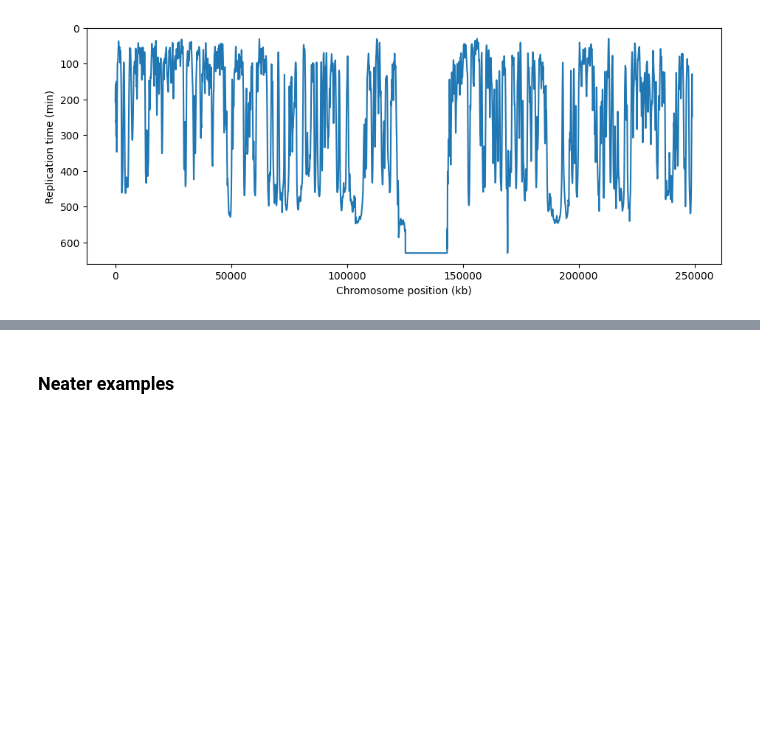
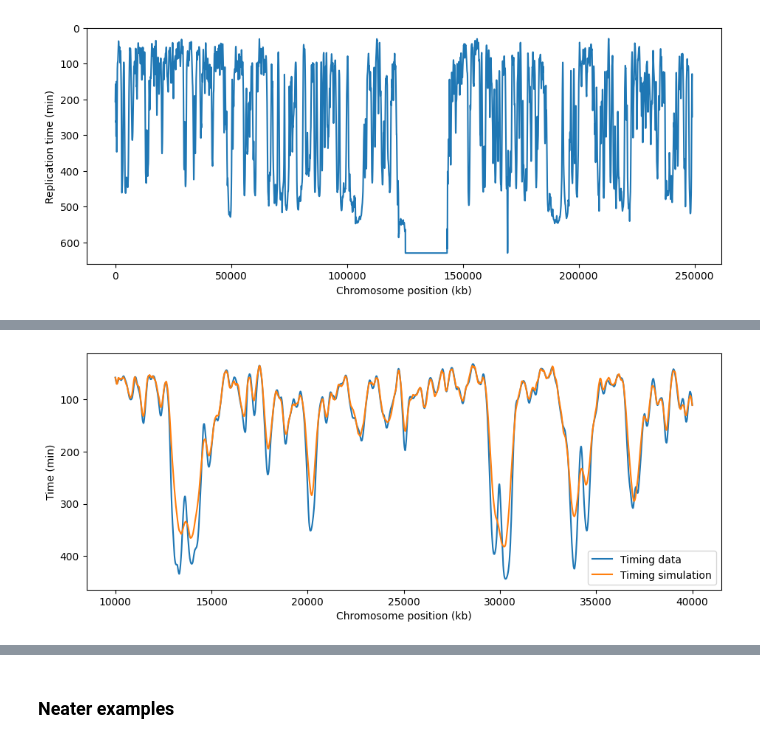
Before and after one commit to fberkemeier/dna-replication-completion, a Jupyter notebook: examples/dnascape_quickstart.ipynb, the cells around one changed output, grey strips where cells are left out. Cells and saved outputs as stored; diff of their text form; code cells hidden in the pictures; blank space fills up the shorter version.

```diff
--- a/examples/dnascape_quickstart.ipynb
+++ b/examples/dnascape_quickstart.ipynb
@@ -33,3 +85,3 @@ plotf(timedata[10000:40000], timepred[10000:40000],
 # %%
-simres = rsim(frates, fork_speed=1.4, time_statsQ=True, sim_number=100)
+simres = rsim(frates, time_statsQ=True, sim_number=100)
 # %% [output]
@@ -42,7 +94,10 @@ forka = simres['active_forks']
 nroris = simres['num_oris']
 effic = simres['efficiency']
 # %%
-plotf(timedata[10000:40000], timepred[10000:40000], timesim[10000:40000],
-      labels=['Timing data', 'Timing prediction', 'Timing simulation'], xtitle='Chromosome position (kb)', ytitle='Time (min)', invyQ=True)
+region = range(10000,40000)
+plotf(timedata[region], timesim[region], x_array=region,
+      labels=['Timing data', 'Timing simulation'], xtitle='Chromosome position (kb)', ytitle='Time (min)', invyQ=True)
+# %% [output]
+[figure, added]
 # %%
 ploth(iod, xtitle='Inter-origin distance (kb)', bin_size=10, xmax=1000)
```
Also changed, not shown: parts of 20 cells of this notebook, 1 other file.
